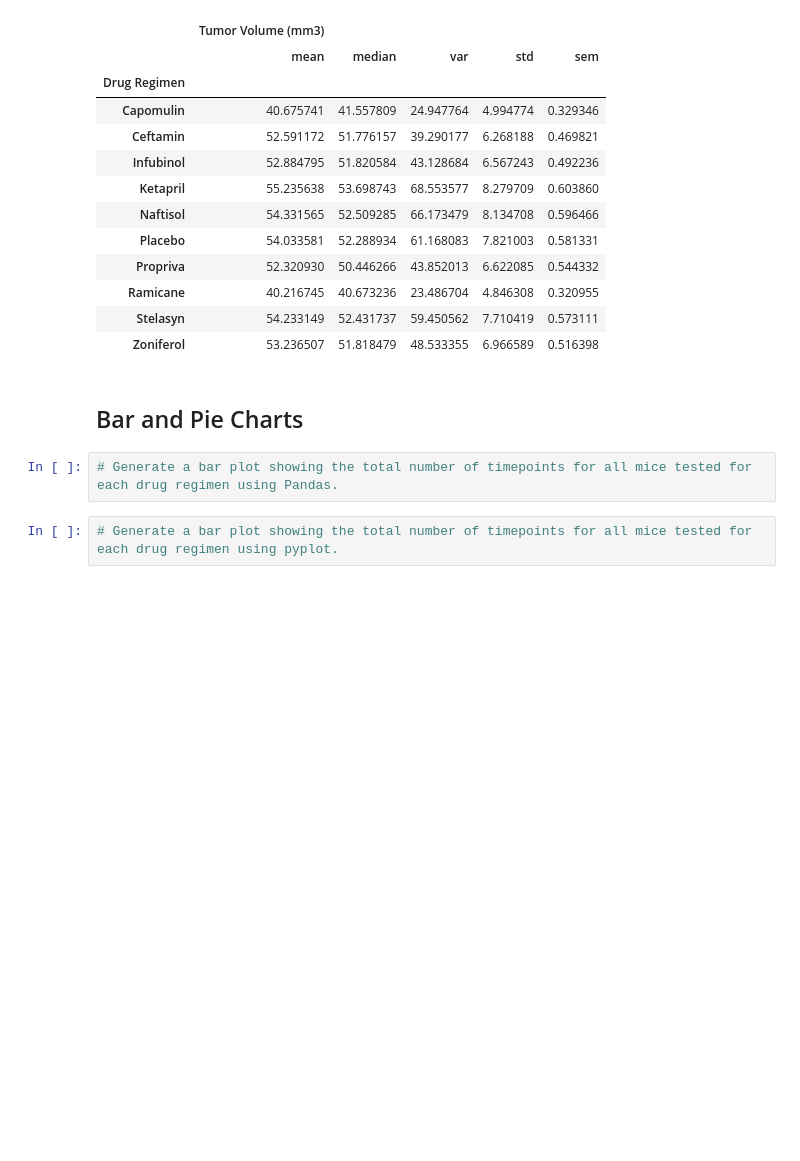
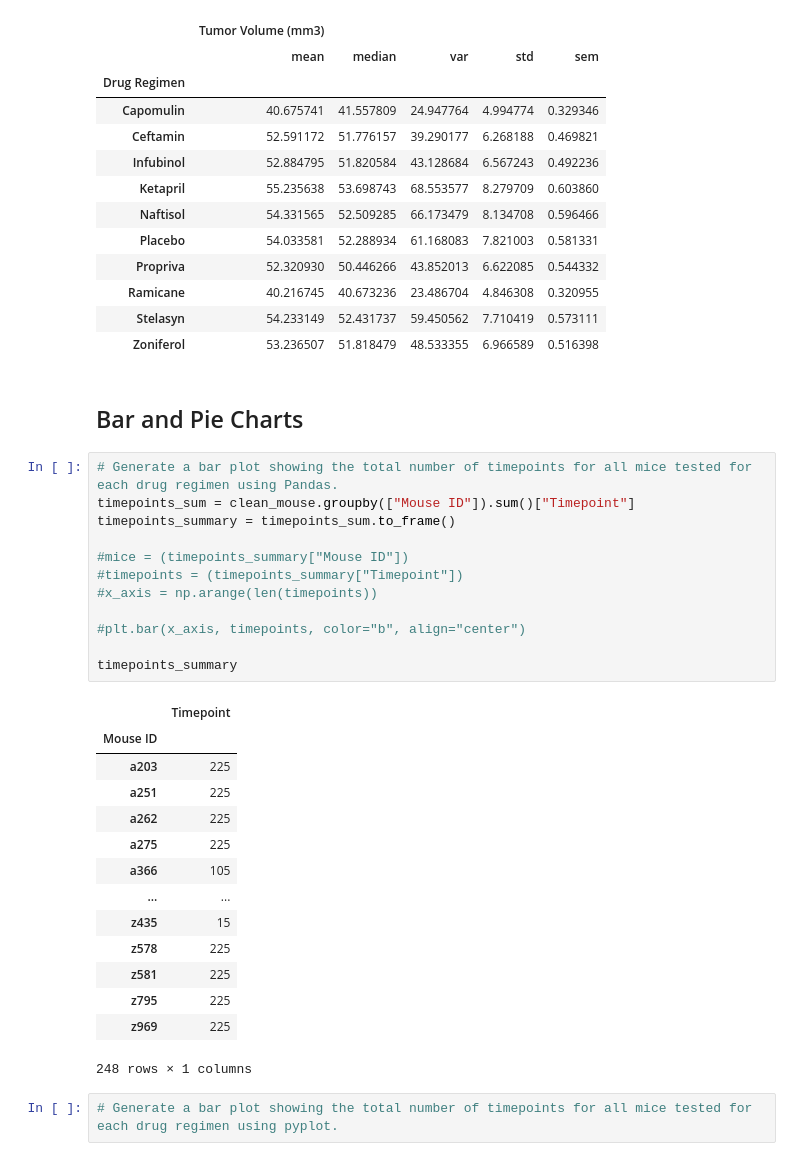
Before and after one commit to ceci-chapa/matplotlib-challenge, a Jupyter notebook: Pymaceuticals/pymaceuticals_starter.ipynb, the cells around one changed output. Saved outputs shown, nothing was run; the diff lists cells and outputs as text; blank space fills up the shorter version.

```diff
--- a/Pymaceuticals/pymaceuticals_starter.ipynb
+++ b/Pymaceuticals/pymaceuticals_starter.ipynb
@@ -165,6 +168,31 @@ summary_table
 ## Bar and Pie Charts
 # %%
 # Generate a bar plot showing the total number of timepoints for all mice tested for each drug regimen using Pandas.
+timepoints_sum = clean_mouse.groupby(["Mouse ID"]).sum()["Timepoint"]
+timepoints_summary = timepoints_sum.to_frame()
+
+#mice = (timepoints_summary["Mouse ID"])
+#timepoints = (timepoints_summary["Timepoint"])
+#x_axis = np.arange(len(timepoints))
+
+#plt.bar(x_axis, timepoints, color="b", align="center")
+
+timepoints_summary
+# %% [output]
+|  | Timepoint |
+| Mouse ID |  |
+| a203 | 225 |
+| a251 | 225 |
+| a262 | 225 |
+| a275 | 225 |
+| a366 | 105 |
+| ... | ... |
+| z435 | 15 |
+| z578 | 225 |
+| z581 | 225 |
+| z795 | 225 |
+| z969 | 225 |
+248 rows × 1 columns
 # %%
 # Generate a bar plot showing the total number of timepoints for all mice tested for each drug regimen using pyplot.
 # %%
```
Also changed, not shown: parts of 2 cells of this notebook.
